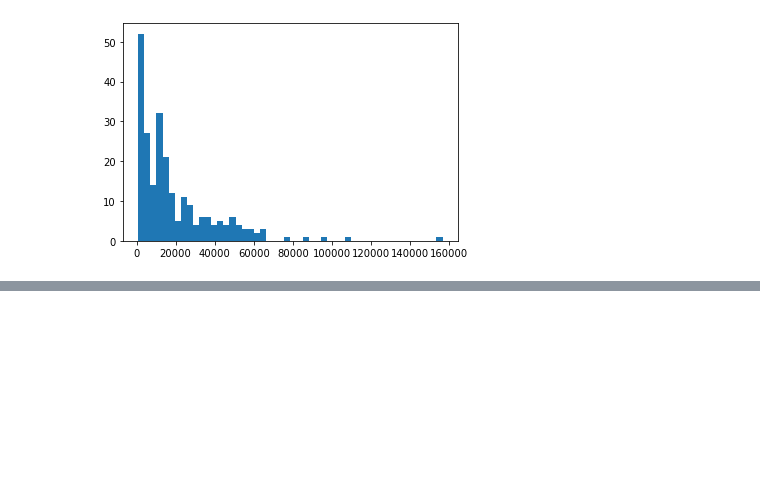
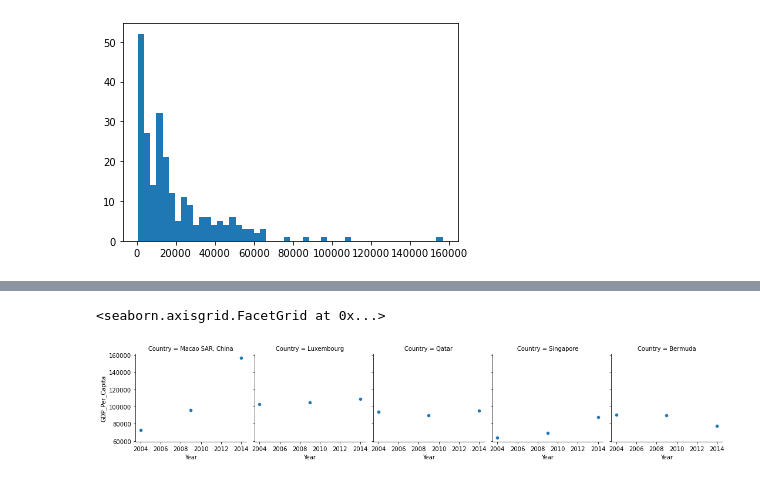
Before and after one commit to ColinSandidge/gdp-and-internet-usage-ColinSandidge, a Jupyter notebook: notebooks/UN Project.ipynb, the cells around one changed output, grey strips where cells are left out. Drawn from its saved outputs; the diff is of its cells as text; code cells hidden in the pictures; blank space fills up the shorter version.

```diff
--- a/notebooks/UN Project.ipynb
+++ b/notebooks/UN Project.ipynb
@@ -378,0 +433,3 @@ KeyError: "None of [Int64Index([2014, 2014, 2014, 2014, 2014, 2009, 2009, 2009,
+# %%
+top5gdp2014 = combined2014.sort_values(by=['GDP_Per_Capita'], ascending = False).head()
+top5gdp2014
@@ -378,0 +443,3 @@ KeyError: "None of [Int64Index([2014, 2014, 2014, 2014, 2014, 2009, 2009, 2009,
+# %%
+top5gdp2009 = combined2009.loc[combined2009['Country'].isin(top5gdp2014['Country'])]
+top5gdp2009
@@ -378,0 +453,3 @@ KeyError: "None of [Int64Index([2014, 2014, 2014, 2014, 2014, 2009, 2009, 2009,
+# %%
+top5gdp2004 = combined2004.loc[combined2004['Country'].isin(top5gdp2014['Country'])]
+top5gdp2004
@@ -378,0 +463,3 @@ KeyError: "None of [Int64Index([2014, 2014, 2014, 2014, 2014, 2009, 2009, 2009,
+# %%
+top5gdp =pd.concat([top5gdp2014, top5gdp2009, top5gdp2004]).reset_index(drop=True)
+top5gdp
@@ -378,0 +483,6 @@ KeyError: "None of [Int64Index([2014, 2014, 2014, 2014, 2014, 2009, 2009, 2009,
+# %%
+k = sns.FacetGrid(top5gdp, col="Country")
+k.map(sns.scatterplot, "Year", "GDP_Per_Capita")
+# %% [output]
+<seaborn.axisgrid.FacetGrid at 0x...>
+[figure, added]
```
Also changed, not shown: parts of 49 cells of this notebook.
